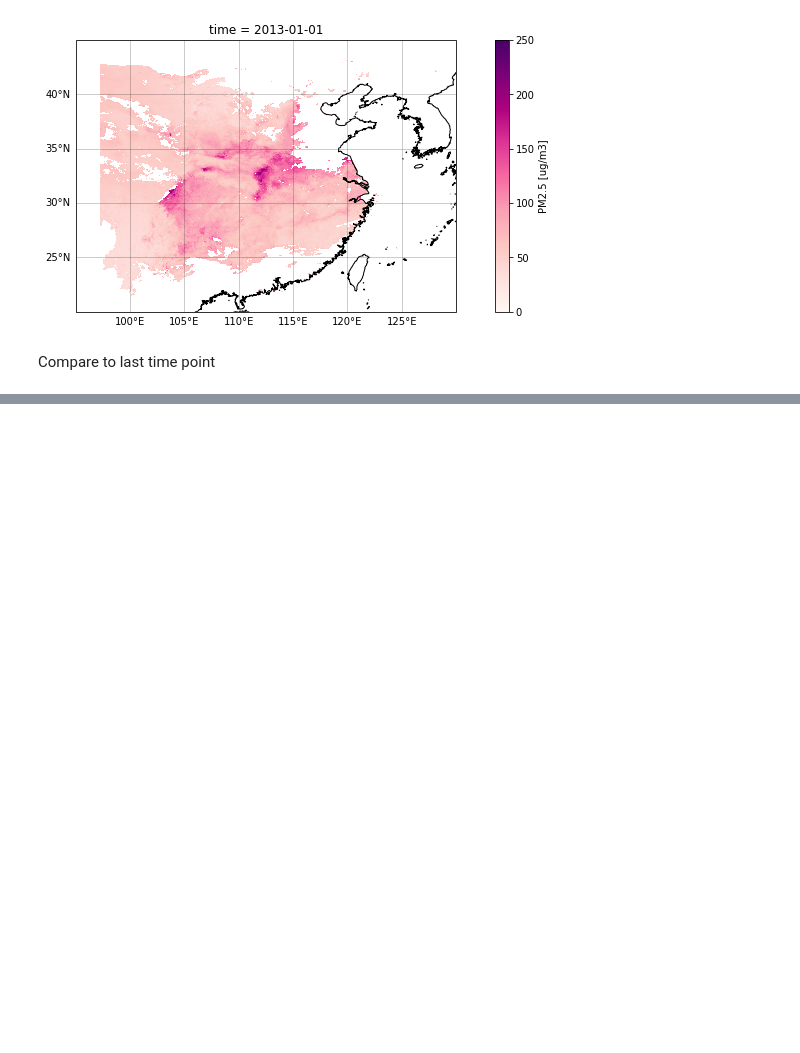
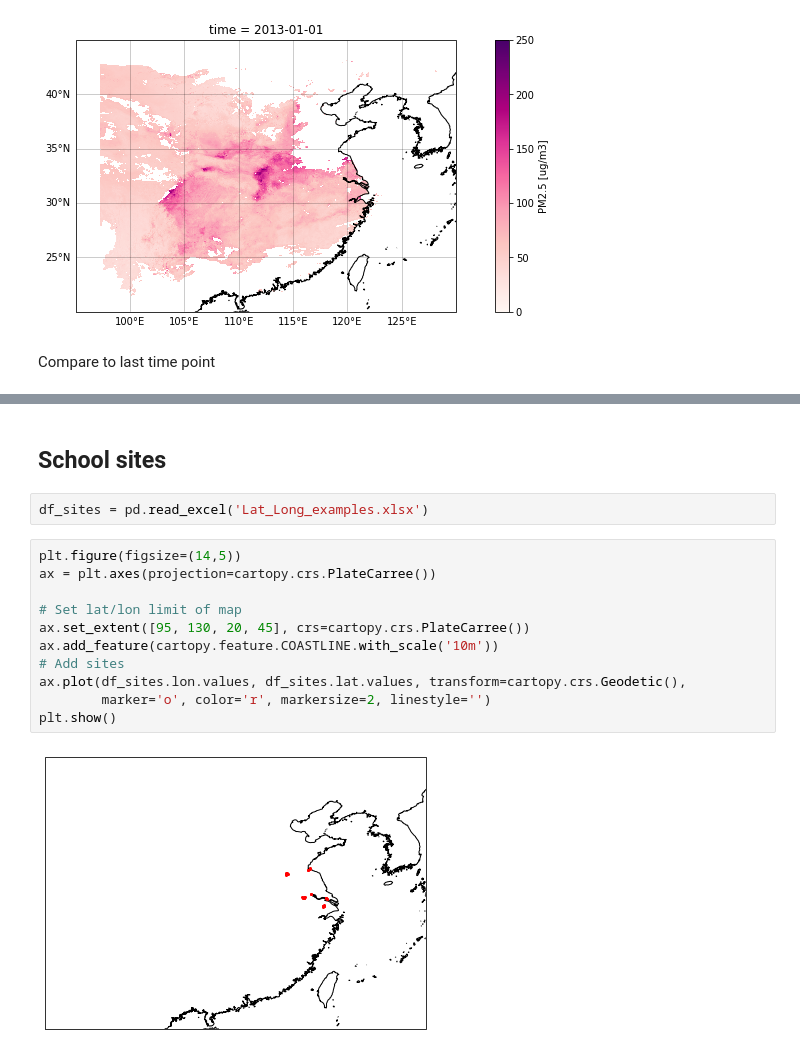
Before and after one commit to jetesdal/notebooks, a Jupyter notebook: ChinaHighPM2.5_example.ipynb, the cells around one changed output, grey strips where cells are left out. Saved outputs shown, nothing was run; the diff lists cells and outputs as text; blank space fills up the shorter version.

Commit message:
updated to include school sites

```diff
--- a/ChinaHighPM2.5_example.ipynb
+++ b/ChinaHighPM2.5_example.ipynb
@@ -110,3 +108,20 @@ p =  ds_masked.isel(time=-1)['PM2.5'].plot(ax=ax, x='Lon', y='Lat', vmin=0, vmax
 plt.show()
 # %% [output]
 [figure]
+# %% [markdown]
+## School sites
+# %%
+df_sites = pd.read_excel('Lat_Long_examples.xlsx')
+# %%
+plt.figure(figsize=(14,5))
+ax = plt.axes(projection=cartopy.crs.PlateCarree())
+
+# Set lat/lon limit of map
+ax.set_extent([95, 130, 20, 45], crs=cartopy.crs.PlateCarree())
+ax.add_feature(cartopy.feature.COASTLINE.with_scale('10m'))
+# Add sites
+ax.plot(df_sites.lon.values, df_sites.lat.values, transform=cartopy.crs.Geodetic(),
+        marker='o', color='r', markersize=2, linestyle='')
+plt.show()
+# %% [output]
+[figure, added]
```
Also changed, not shown: parts of 9 cells of this notebook.
